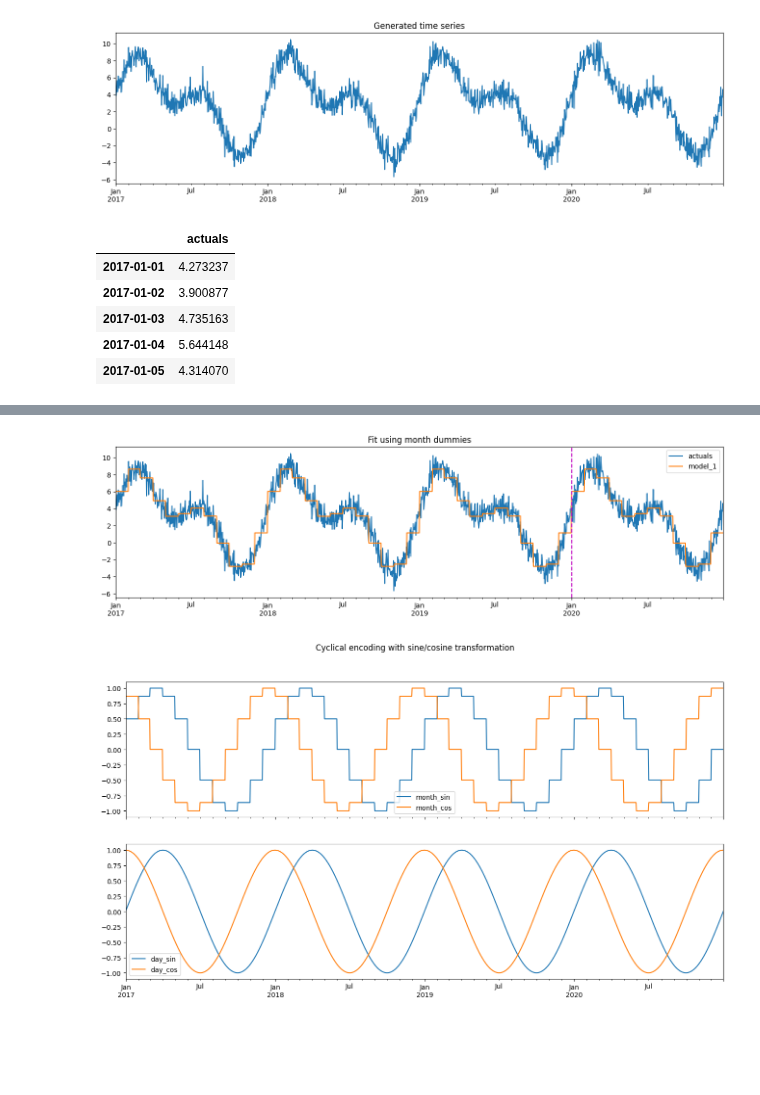
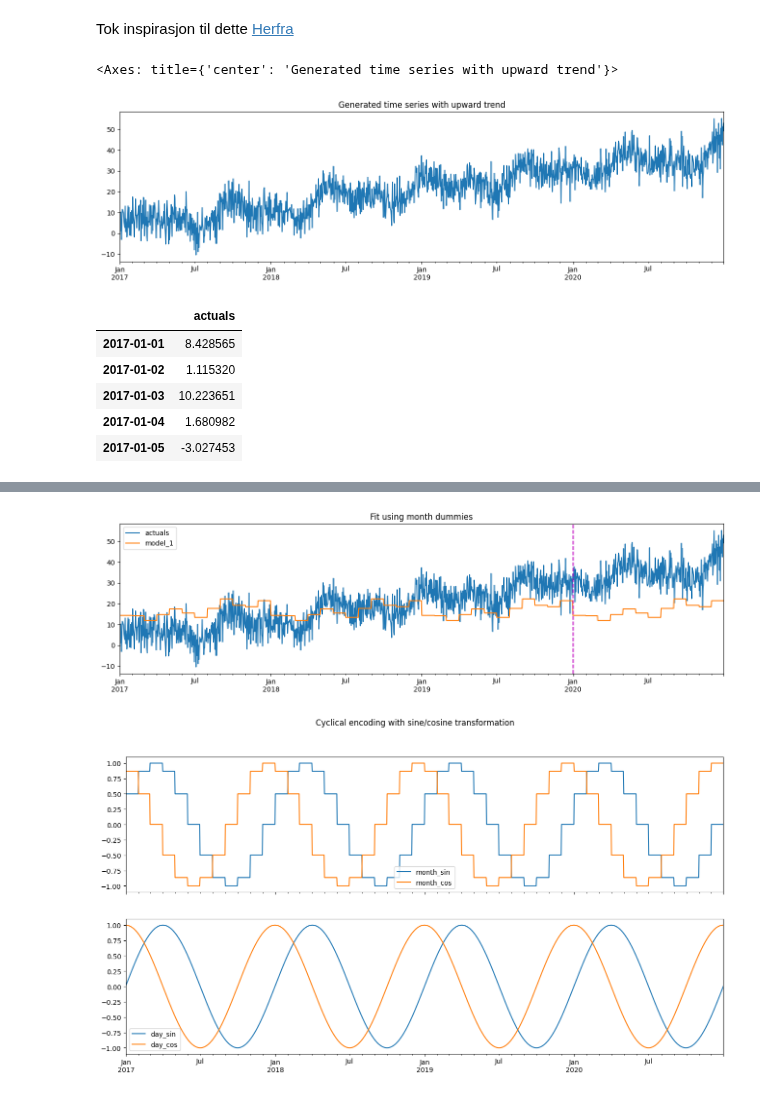
Before and after one commit to Anders-Stubberud/IT3212, a Jupyter notebook: assignment_1/notebook_Anders_transformation.ipynb, the cells around one changed output, grey strips where cells are left out. Drawn from its saved outputs; the diff is of its cells as text; code cells hidden in the pictures; blank space fills up the shorter version.

Commit message:
eksperementert med encoding av datoer

```diff
--- a/assignment_1/notebook_Anders_transformation.ipynb
+++ b/assignment_1/notebook_Anders_transformation.ipynb
@@ -1,3 +1,5 @@
+# %% [markdown]
+Tok inspirasjon til dette [Herfra](https://developer.nvidia.com/blog/three-approaches-to-encoding-time-information-as-features-for-ml-models/)
 # %%
 import numpy as np
 import pandas as pd
@@ -10,40 +12,43 @@ from sklearn.metrics import mean_absolute_error
 from sklego.preprocessing import RepeatingBasisFunction
 # %%
 # for reproducibility
-np.random.seed(42)
+np.random.seed(69)
 
 # generate the DataFrame with dates
-range_of_dates = pd.date_range(start="2017-01-01",
-                           	end="2020-12-30")
+range_of_dates = pd.date_range(start="2017-01-01", end="2020-12-30")
 X = pd.DataFrame(index=range_of_dates)
 
 # create a sequence of day numbers
 X["day_nr"] = range(len(X))
 X["day_of_year"] = X.index.day_of_year
 
 # generate the components of the target
-signal_1 = 3 + 4 * np.sin(X["day_nr"] / 365 * 2 * np.pi)
-signal_2 = 3 * np.sin(X["day_nr"] / 365 * 4 * np.pi + 365/2)
-noise = np.random.normal(0, 0.85, len(X))
+signal_1 = 3 + 4 * np.sin(1.55 * X["day_nr"] / 365 * 2 * np.pi)
+signal_2 = 3 * np.sin(1.53 * X["day_nr"] / 365 * 4 * np.pi + 365/2)
+noise = np.random.normal(0, 5, len(X))
+
+# add a linear trend component
+trend = 0.025 * X["day_nr"]
 
 # combine them to get the target series
-y = signal_1 + signal_2 + noise
+y = signal_1 + signal_2 + noise + trend
 
 # plot
-y.plot(figsize=(16,4), title="Generated time series");
+y.plot(figsize=(16,4), title="Generated time series with upward trend")
 # %% [output]
+<Axes: title={'center': 'Generated time series with upward trend'}>
-[figure, old version]
+[figure, new version]
 # %%
 results_df = y.to_frame()
 results_df.columns = ["actuals"]
 results_df.head()
 # %% [output]
 |  | actuals |
-| 2017-01-01 | 4.273237 |
-| 2017-01-02 | 3.900877 |
-| 2017-01-03 | 4.735163 |
-| 2017-01-04 | 5.644148 |
-| 2017-01-05 | 4.314070 |
+| 2017-01-01 | 8.428565 |
+| 2017-01-02 | 1.115320 |
+| 2017-01-03 | 10.223651 |
+| 2017-01-04 | 1.680982 |
+| 2017-01-05 | -3.027453 |
 # %%
 TRAIN_END = 3 * 365
 # %%
@@ -75,7 +80,7 @@ results_df[["actuals", "model_1"]].plot(figsize=(16,4),
                                     	title="Fit using month dummies")
 plt.axvline(date(2020, 1, 1), c="m", linestyle="--");
 # %% [output]
-[figure, old version]
+[figure, new version]
 # %%
 def sin_transformer(period):
 	return FunctionTransformer(lambda x: np.sin(x / period * 2 * np.pi))
```
Also changed, not shown: parts of 4 cells of this notebook, 1 other file.
